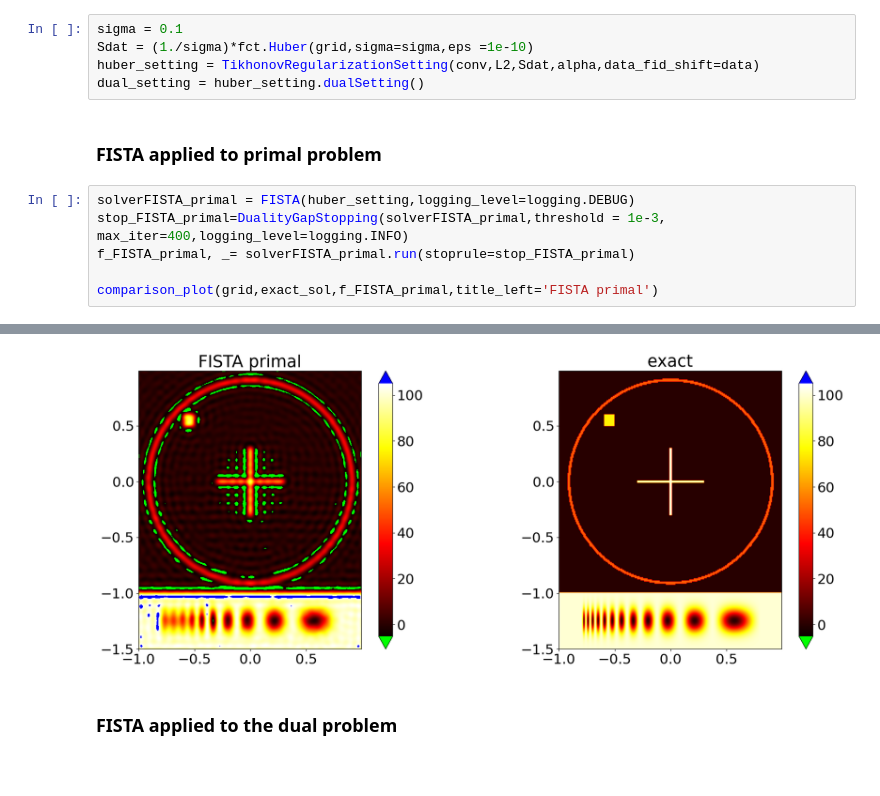
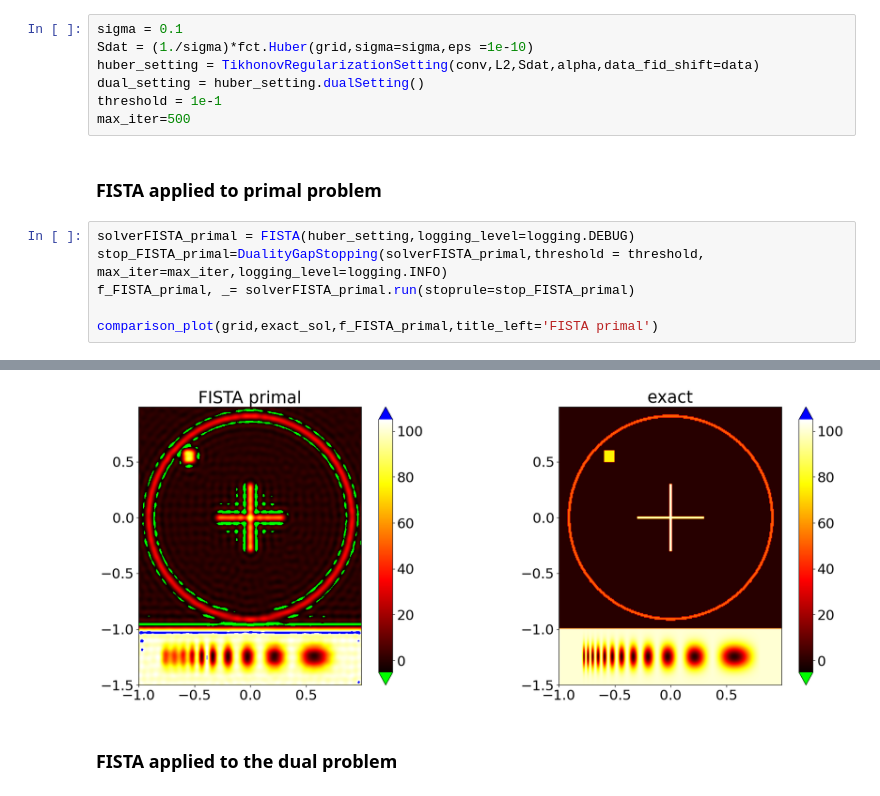
Before and after one commit to regpy/regpy, a Jupyter notebook: examples/deconvolution/impulsive_noise2D.ipynb, the cells around one changed output, grey strips where cells are left out. Saved outputs shown, nothing was run; the diff lists cells and outputs as text.

```diff
--- a/examples/deconvolution/impulsive_noise2D.ipynb
+++ b/examples/deconvolution/impulsive_noise2D.ipynb
@@ -80,11 +80,13 @@ sigma = 0.1
 Sdat = (1./sigma)*fct.Huber(grid,sigma=sigma,eps =1e-10)
 huber_setting = TikhonovRegularizationSetting(conv,L2,Sdat,alpha,data_fid_shift=data)
 dual_setting = huber_setting.dualSetting()
+threshold = 1e-1
+max_iter=500
 # %% [markdown]
 ### FISTA applied to primal problem
 # %%
 solverFISTA_primal = FISTA(huber_setting,logging_level=logging.DEBUG)
-stop_FISTA_primal=DualityGapStopping(solverFISTA_primal,threshold = 1e-3, max_iter=400,logging_level=logging.INFO)
+stop_FISTA_primal=DualityGapStopping(solverFISTA_primal,threshold = threshold, max_iter=max_iter,logging_level=logging.INFO)
 f_FISTA_primal, _= solverFISTA_primal.run(stoprule=stop_FISTA_primal)
 
 comparison_plot(grid,exact_sol,f_FISTA_primal,title_left='FISTA primal')
@@ -109,4 +111,4 @@ comparison_plot(grid,exact_sol,f_FISTA_primal,title_left='FISTA primal')
-[figure, old version]
+[figure, new version]
 # %% [markdown]
 ### FISTA applied to the dual problem
 # %%
```
Also changed, not shown: parts of 14 cells of this notebook.
